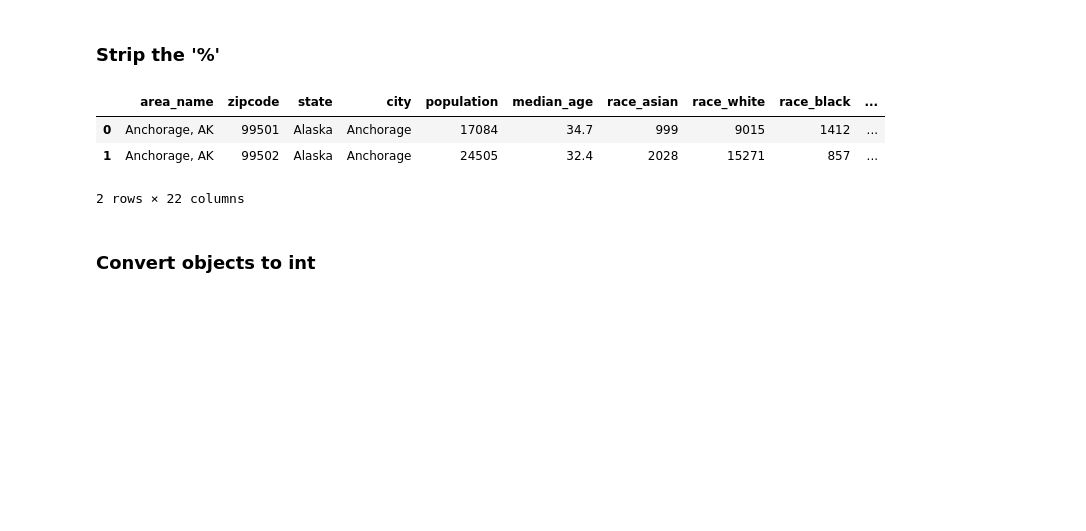
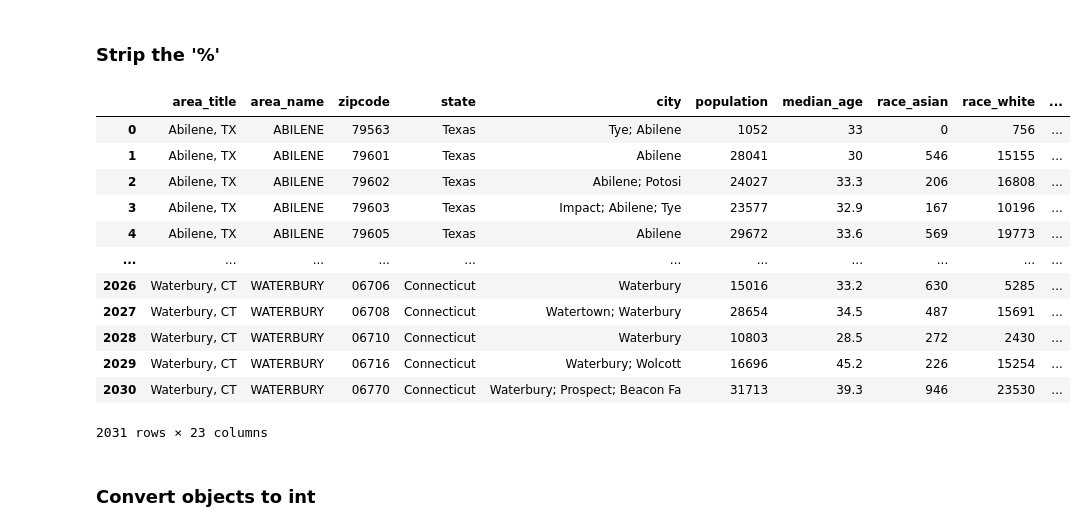
Before and after one commit to reachme1212/final_project, a Jupyter notebook: ETL_code/Demographics _ETL.ipynb, the cells around one changed output. Drawn from its saved outputs; the diff is of its cells as text; code cells hidden in the pictures; blank space fills up the shorter version.

```diff
--- a/ETL_code/Demographics _ETL.ipynb
+++ b/ETL_code/Demographics _ETL.ipynb
@@ -179,16 +180,25 @@ dtype: object
 # %%
 demographic_by_zipcode_df['family_poverty_pct'] = demographic_by_zipcode_df['family_poverty_pct'].str.replace('%', '')
 demographic_by_zipcode_df['educational_attainment_bachelors'] = demographic_by_zipcode_df['educational_attainment_bachelors'].map(lambda x: x.strip('%'))
 demographic_by_zipcode_df['educational_attainment_graduate'] = demographic_by_zipcode_df['educational_attainment_graduate'].map(lambda x: x.strip('%'))
 demographic_by_zipcode_df['educational_attainment_high_school'] = demographic_by_zipcode_df['educational_attainment_high_school'].map(lambda x: x.strip('%'))
 demographic_by_zipcode_df['educational_attainment_no_diploma'] = demographic_by_zipcode_df['educational_attainment_no_diploma'].map(lambda x: x.strip('%'))
 demographic_by_zipcode_df['educational_attainment_some_college'] = demographic_by_zipcode_df['educational_attainment_some_college'].map(lambda x: x.strip('%'))
-demographic_by_zipcode_df.head(2)
+demographic_by_zipcode_df
 # %% [output]
-|  | area_name | zipcode | state | city | population | median_age | race_asian | race_white | race_black | ... |
-| 0 | Anchorage, AK | 99501 | Alaska | Anchorage | 17084 | 34.7 | 999 | 9015 | 1412 | ... |
-| 1 | Anchorage, AK | 99502 | Alaska | Anchorage | 24505 | 32.4 | 2028 | 15271 | 857 | ... |
+|  | area_title | area_name | zipcode | state | city | population | median_age | race_asian | race_white | ... |
+| 0 | Abilene, TX | ABILENE | 79563 | Texas | Tye; Abilene | 1052 | 33 | 0 | 756 | ... |
+| 1 | Abilene, TX | ABILENE | 79601 | Texas | Abilene | 28041 | 30 | 546 | 15155 | ... |
+| 2 | Abilene, TX | ABILENE | 79602 | Texas | Abilene; Potosi | 24027 | 33.3 | 206 | 16808 | ... |
+| 3 | Abilene, TX | ABILENE | 79603 | Texas | Impact; Abilene; Tye | 23577 | 32.9 | 167 | 10196 | ... |
+| 4 | Abilene, TX | ABILENE | 79605 | Texas | Abilene | 29672 | 33.6 | 569 | 19773 | ... |
+| ... | ... | ... | ... | ... | ... | ... | ... | ... | ... | ... |
+| 2026 | Waterbury, CT | WATERBURY | 06706 | Connecticut | Waterbury | 15016 | 33.2 | 630 | 5285 | ... |
+| 2027 | Waterbury, CT | WATERBURY | 06708 | Connecticut | Watertown; Waterbury | 28654 | 34.5 | 487 | 15691 | ... |
+| 2028 | Waterbury, CT | WATERBURY | 06710 | Connecticut | Waterbury | 10803 | 28.5 | 272 | 2430 | ... |
+| 2029 | Waterbury, CT | WATERBURY | 06716 | Connecticut | Waterbury; Wolcott | 16696 | 45.2 | 226 | 15254 | ... |
+| 2030 | Waterbury, CT | WATERBURY | 06770 | Connecticut | Waterbury; Prospect; Beacon Fa | 31713 | 39.3 | 946 | 23530 | ... |
-2 rows × 22 columns
+2031 rows × 23 columns
 # %% [markdown]
 ### Convert objects to int
 # %%
```
Also changed, not shown: parts of 14 cells of this notebook, 10 other files.
